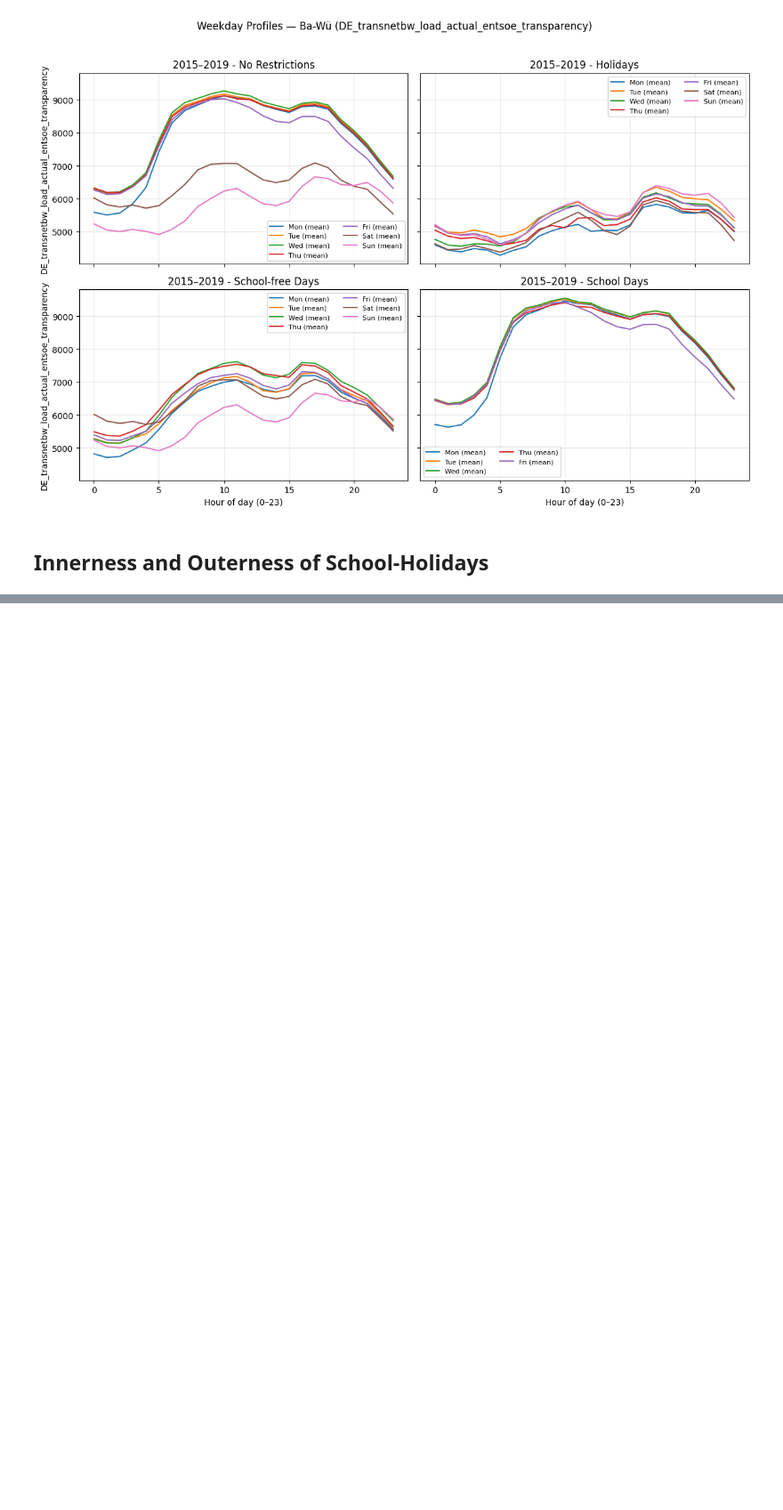
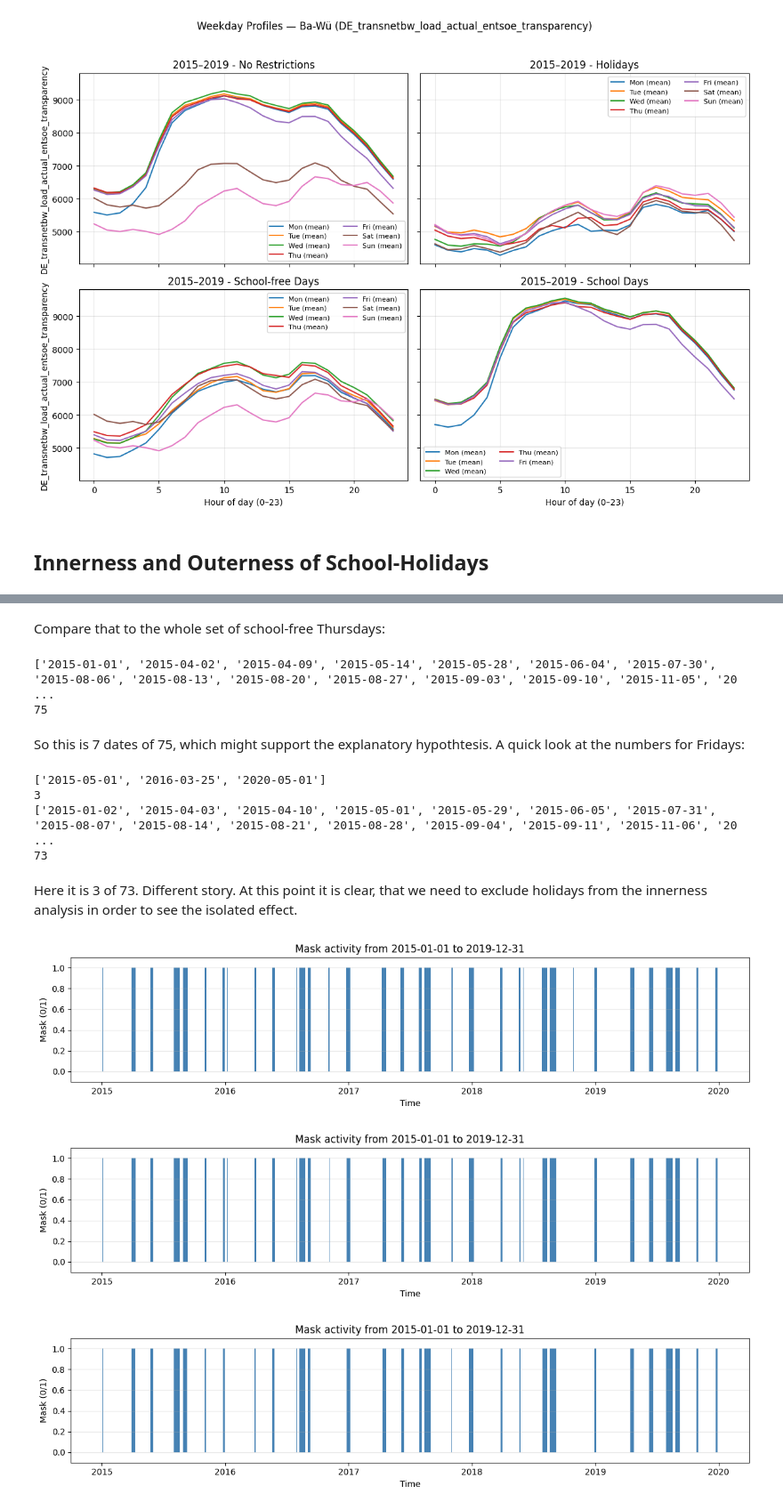
Before and after one commit to F-Skorz/electricity-demand-project, a Jupyter notebook: notebooks/04_EngineerHolidaynessFeature.ipynb, the cells around one changed output, grey strips where cells are left out. Shown at 89% size. Drawn from its saved outputs; the diff is of its cells as text; code cells hidden in the pictures; blank space fills up the shorter version.

```diff
--- a/notebooks/04_EngineerHolidaynessFeature.ipynb
+++ b/notebooks/04_EngineerHolidaynessFeature.ipynb
@@ -375,0 +537,79 @@ BW_load_hol_df_hol_inout[["DE_BW_school_free", "DE_BW_school_free_innerness", "D
+# %% [markdown]
+Compare that to the whole set of school-free Thursdays:
+# %%
+# Use local end-of-hour; convert to start-of-hour to avoid date spillover
+ts_start_local = BW_load_hol_df_hol_inout["cet_cest_timestamp"] - pd.Timedelta(hours=1)
+# Build masks
+thu_mask = ts_start_local.dt.weekday == 3  # Thursday (0=Mon … 3=Thu)
+before_2020_mask = ts_start_local < pd.Timestamp("2020-01-01", tz="Europe/Berlin")
+# Combine conditions
+target_mask = thu_mask & BW_school_free_mask & before_2020_mask
+# Extract unique dates from start-of-hour timestamps
+dates = ts_start_local.loc[target_mask].dt.date.drop_duplicates().astype(str).tolist()
+
+print(dates)
+print(len(dates))
+# %% [output]
+['2015-01-01', '2015-04-02', '2015-04-09', '2015-05-14', '2015-05-28', '2015-06-04', '2015-07-30', '2015-08-06', '2015-08-13', '2015-08-20', '2015-08-27', '2015-09-03', '2015-09-10', '2015-11-05', '20 ...
+75
+# %% [markdown]
+So this is 7 dates of 75, which might support the explanatory hypothtesis. A quick look at the numbers for Fridays:
+# %%
+# Use local end-of-hour; convert to start-of-hour to avoid date spill over
+ts_start_local = BW_load_hol_df_hol_inout["cet_cest_timestamp"] - pd.Timedelta(hours=1)
+thu_hol_mask = (
+    (BW_load_hol_df_hol_inout["DE_BW_hol"] == 1)
+    & (ts_start_local.dt.weekday == 4)   # 4=Friday
+)
+# Combine with innerness exclusion
+target_mask = thu_hol_mask & (~BW_school_freeness_1_2_mask)
+# Unique dates from **start-of-hour**
+inner_fri_dates = ts_start_local.loc[target_mask].dt.date.drop_duplicates().astype(str).tolist()
+print(inner_fri_dates)
+print(len(inner_fri_dates))
+
+# Use local end-of-hour; convert to start-of-hour to avoid date spillover
+ts_start_local = BW_load_hol_df_hol_inout["cet_cest_timestamp"] - pd.Timedelta(hours=1)
+# Build masks
+thu_mask = ts_start_local.dt.weekday == 4  # 4= Friday
+before_2020_mask = ts_start_local < pd.Timestamp("2020-01-01", tz="Europe/Berlin")
+# Combine conditions
+target_mask = thu_mask & BW_school_free_mask & before_2020_mask
+# Extract unique dates from start-of-hour timestamps
+fri_dates = ts_start_local.loc[target_mask].dt.date.drop_duplicates().astype(str).tolist()
+
+print(fri_dates)
+print(len(fri_dates))
+# %% [output]
+['2015-05-01', '2016-03-25', '2020-05-01']
+3
+['2015-01-02', '2015-04-03', '2015-04-10', '2015-05-01', '2015-05-29', '2015-06-05', '2015-07-31', '2015-08-07', '2015-08-14', '2015-08-21', '2015-08-28', '2015-09-04', '2015-09-11', '2015-11-06', '20 ...
+73
+# %% [markdown]
+Here it is 3 of 73. Different story.  At this point it is clear, that we need to exclude holidays from the innerness analysis in order to see the isolated effect.
+# %%
+plot_mask_over_time(
+    df=BW_load_hol_df_hol_inout,
+    mask=BW_school_freeness_1_2_mask,
+    start_date="2015-01-01",
+    end_date="2019-12-31",
+    ts_col="utc_timestamp"
+)
+plot_mask_over_time(
+    df=BW_load_hol_df_hol_inout,
+    mask=BW_school_freeness_2_2_mask,
+    start_date="2015-01-01",
+    end_date="2019-12-31",
+    ts_col="utc_timestamp"
+)
+plot_mask_over_time(
+    df=BW_load_hol_df_hol_inout,
+    mask=BW_school_freeness_2_3_mask,
+    start_date="2015-01-01",
+    end_date="2019-12-31",
+    ts_col="utc_timestamp"
+)
+# %% [output]
+[figure, added]
+[figure, added]
+[figure, added]
```
Also changed, not shown: parts of 16 cells of this notebook, 2 other files.
